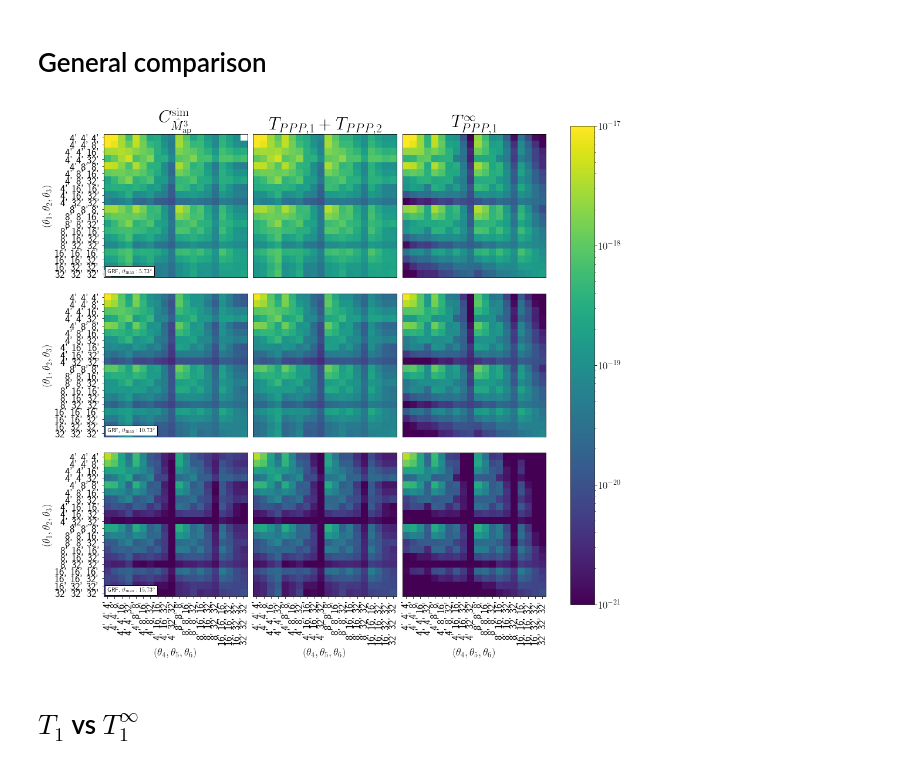
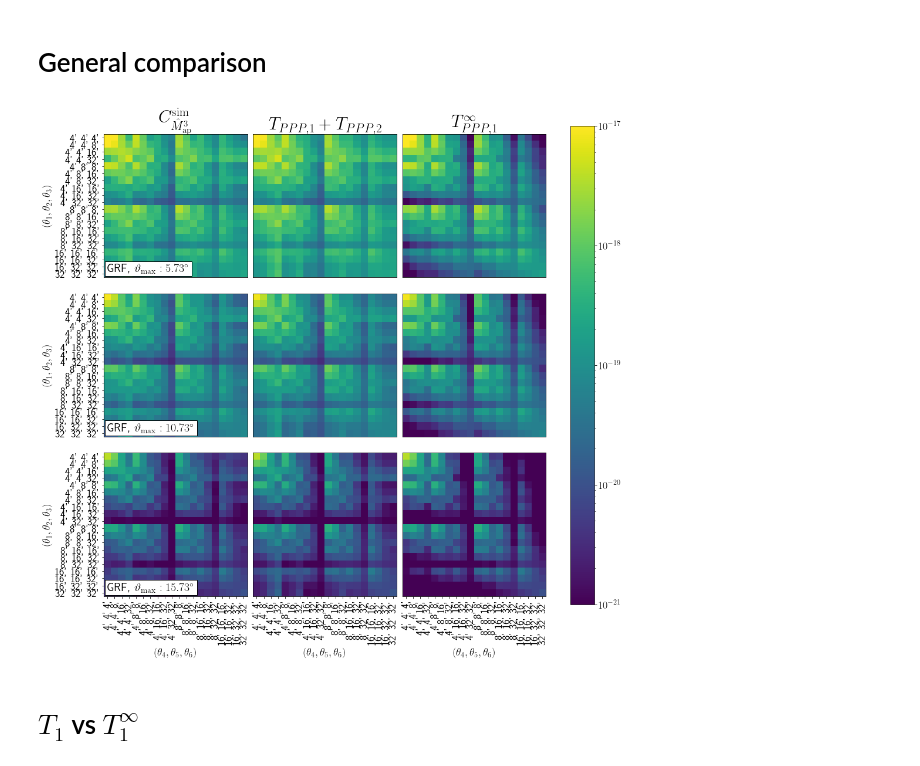
Before and after one commit to sheydenreich/threepoint, a Jupyter notebook: Plots_Tests/PlotsGRF.ipynb, the cells around one changed output. Saved outputs shown, nothing was run; the diff lists cells and outputs as text; code cells hidden in the pictures.

```diff
--- a/Plots_Tests/PlotsGRF.ipynb
+++ b/Plots_Tests/PlotsGRF.ipynb
@@ -15,17 +15,17 @@ dir="/home/laila/OneDrive/1_Work/5_Projects/02_3ptStatistics/Map3_Covariances/Ga
 
 # Simulations
 B=10000 # Number of bootstrap samples
-map3_sim_10=np.load(dir+"map_cubed_npix_4096_fieldsize_10.npy")
+map3_sim_10=np.load(dir+"map_cubed_npix_4096_fieldsize_10_old.npy")
 
 map3_sim_15=np.load(dir+"map_cubed_npix_4096_fieldsize_15.npy")
 map3_sim_20=np.load(dir+"map_cubed_npix_4096_fieldsize_20.npy")
 
-cov_sim_10=np.cov(map3_sim_10)
-err_sim_10=get_bootstrap_error_cov(map3_sim_10[:,:1024], B)
+cov_sim_10=np.cov(map3_sim_10[:,1200:3950])
+#err_sim_10=get_bootstrap_error_cov(map3_sim_10[:,:1024], B)
 cov_sim_15=np.cov(map3_sim_15)
-err_sim_15=get_bootstrap_error_cov(map3_sim_15, B)
+#err_sim_15=get_bootstrap_error_cov(map3_sim_15, B)
 cov_sim_20=np.cov(map3_sim_20)
-err_sim_20=get_bootstrap_error_cov(map3_sim_20, B)
+#err_sim_20=get_bootstrap_error_cov(map3_sim_20, B)
 
 Nlos=len(map3_sim_10[0])
 
@@ -61,7 +61,7 @@ thetas_ticks = np.arange(0, N)
 # General comparison
 # %%
 fig, ax=plt.subplots(ncols=3, nrows=3, figsize=(15,15))
-plt.subplots_adjust(hspace=0, wspace=0.04)
+fig.subplots_adjust(hspace=0, wspace=0.04)
 
 ax[0,0].set_ylabel(r'$(\theta_1, \theta_2, \theta_3)$')
 ax[0,0].set_yticks(thetas_ticks)
@@ -101,37 +101,37 @@ ax[2,2].set_yticks([])
 ax[2,2].set_xlabel(r'$(\theta_4, \theta_5, \theta_6)$')
 ax[2,2].set_xticks(thetas_ticks)
 ax[2,2].set_xticklabels(thetas_labels, rotation=90)
 
 
 im=ax[0,0].imshow(cov_sim_10, norm=LogNorm(vmin=1e-22, vmax=1e-17))
 im=ax[0,1].imshow(T1_10+T2_10, norm=LogNorm(vmin=1e-22, vmax=1e-17))
 im=ax[0,2].imshow(T1_inf_10, norm=LogNorm(vmin=1e-22, vmax=1e-17))
-ax[0,0].text(0,N-1, r"GRF, $\vartheta_\mathrm{max}:5.73^\circ$", bbox=dict(facecolor='white'), horizontalalignment='left', verticalalignment='bottom')
+ax[0,0].text(0,N-1, r"GRF, $\vartheta_\mathrm{max}:5.73^\circ$", bbox=dict(facecolor='white'), horizontalalignment='left', verticalalignment='bottom', size=20)
 
 
 im=ax[1,0].imshow(cov_sim_15, norm=LogNorm(vmin=1e-22, vmax=1e-17))
 im=ax[1,1].imshow(T1_15+T2_15, norm=LogNorm(vmin=1e-22, vmax=1e-17))
 im=ax[1,2].imshow(T1_inf_15, norm=LogNorm(vmin=1e-22, vmax=1e-17))
-ax[1,0].text(0,N-1, r"GRF, $\vartheta_\mathrm{max}:10.73^\circ$", bbox=dict(facecolor='white'), horizontalalignment='left', verticalalignment='bottom')
+ax[1,0].text(0,N-1, r"GRF, $\vartheta_\mathrm{max}:10.73^\circ$", bbox=dict(facecolor='white'), horizontalalignment='left', verticalalignment='bottom', size=20)
 
 
 
 im=ax[2,0].imshow(cov_sim_20, norm=LogNorm(vmin=1e-21, vmax=1e-17))
 im=ax[2,1].imshow(T1_20+T2_20, norm=LogNorm(vmin=1e-21, vmax=1e-17))
 im=ax[2,2].imshow(T1_inf_20, norm=LogNorm(vmin=1e-21, vmax=1e-17))
-ax[2,0].text(0,N-1, r"GRF, $\vartheta_\mathrm{max}:15.73^\circ$", bbox=dict(facecolor='white'), horizontalalignment='left', verticalalignment='bottom')
+ax[2,0].text(0,N-1, r"GRF, $\vartheta_\mathrm{max}:15.73^\circ$", bbox=dict(facecolor='white'), horizontalalignment='left', verticalalignment='bottom', size=20)
 
 
 fig.colorbar(im, ax=ax, fraction=0.05)
 
 ax[0,0].set_title(r"$C^{\mathrm{sim}}_{\hat{M}_\mathrm{ap}^3}$", size=30)
 ax[0,1].set_title(r"$T_{PPP, 1}+T_{PPP, 2}$", size=30)
 ax[0,2].set_title(r"$T^\infty_{PPP, 1}$", size=30)
 
 
 finalizePlot(ax, outputFn=dir+"/ComparisonGRF_Sim_values.png", showlegend=False, tightlayout=False)
 # %% [output]
-[figure, old version]
+[figure, new version]
 # %% [markdown]
 # $T_1$ vs $T_1^\infty$
 # %%
```
Also changed, not shown: parts of 5 cells of this notebook, 3 other files.
